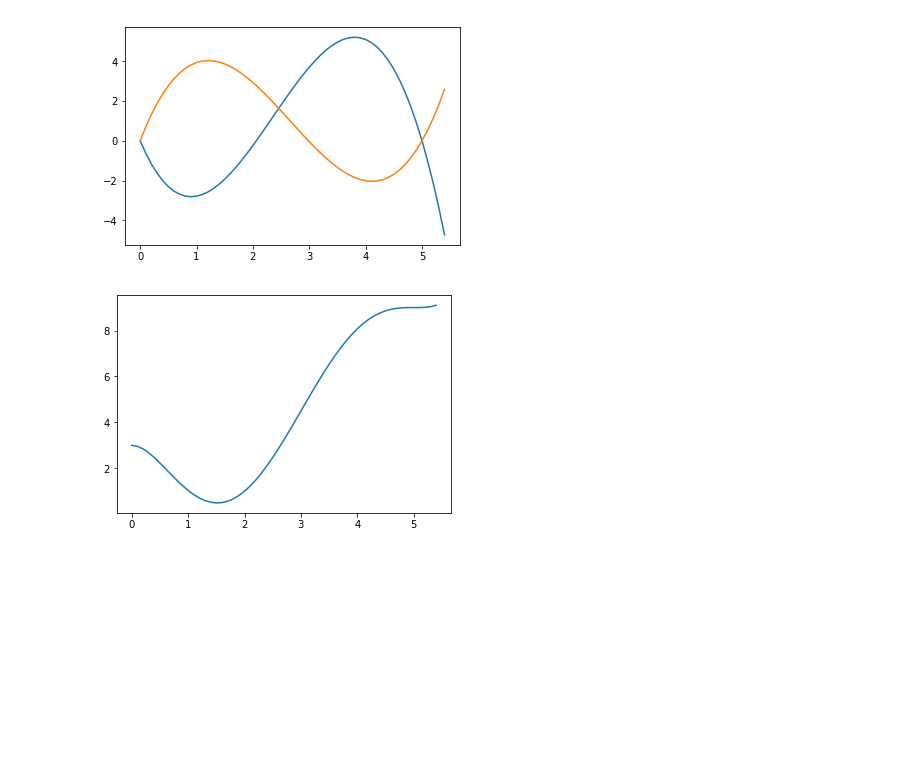
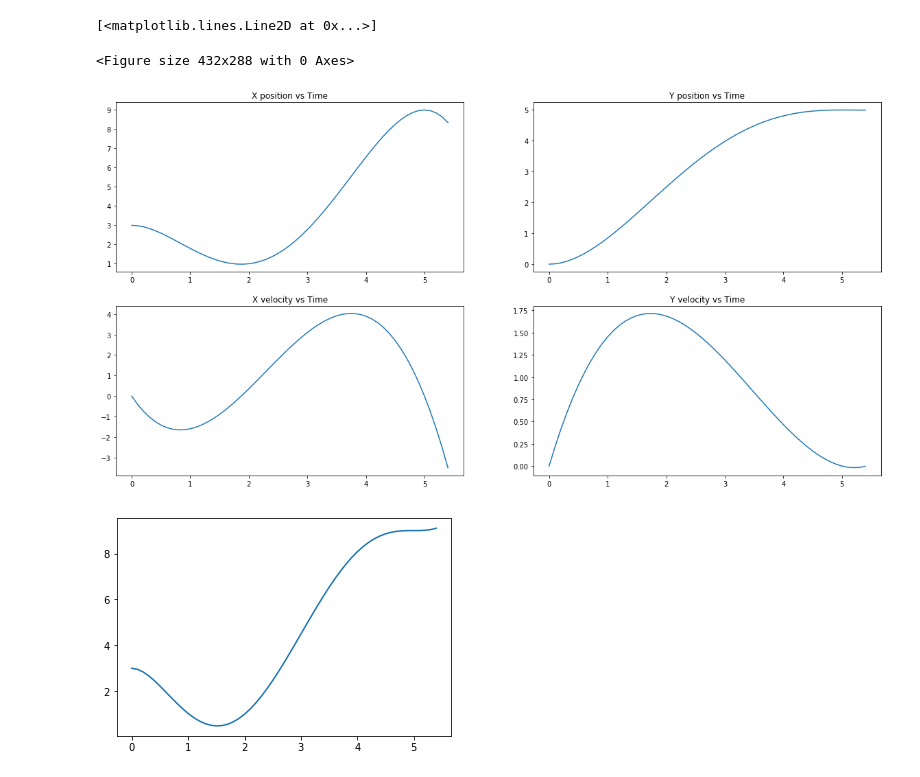
Before and after one commit to BonJovi1/Trajectory-Planning, a Jupyter notebook: a5.ipynb, the cells around one changed output. Drawn from its saved outputs; the diff is of its cells as text; code cells hidden in the pictures; blank space fills up the shorter version.

```diff
--- a/a5.ipynb
+++ b/a5.ipynb
@@ -18,20 +5,13 @@ import matplotlib.pyplot as plt
 # %%
-# Helpers
-def apply_a(a, t_val):
-    degree = len(a) - 1
-    total = 0
-    for i in range(len(a)):
-        temp = a[i] * (t_val**i)
-        total += temp
-    return total
-
 def gen_output_t(a, t):
-    '''
-    Args:
-        t (list) : is a list of the t values to be used
-        a (list) : list of coefficients [a0, a1, a2...an]
-    '''
-    return [apply_a(a, t_val) for t_val in t]
+    final = []
+    for t_val in t:
+        total = 0
+        for i in range(len(a)):
+            temp = a[i] * (t_val**i)
+            total += temp
+        final.append(total)
+    return final
 
 def differentiate_a(a):
     a_new = [a[i] * i for i in range(len(a))]
@@ -96,8 +62,3 @@ diff_ax = differentiate_a(ax)
 diff_ay = differentiate_a(ay)
 x_vel = gen_output_t(diff_ax, time)
 y_vel = gen_output_t(diff_ay, time)
-plt.plot(time, x_vel) # x velocity vs time
-plt.plot(time, y_vel) # y velocity vs time
-plt.show()
-# %% [output]
-[figure, removed]
@@ -106,3 +65,26 @@ plt.show()
+# %%
+plt.figure()
+figure(figsize=(20, 10))
+
+plt.subplot(221)
+plt.title("X position vs Time")
+plt.plot(time, x)
+
+plt.subplot(222)
+plt.title("Y position vs Time")
+plt.plot(time, y)
+
+plt.subplot(223)
+plt.title("X velocity vs Time")
+plt.plot(time, x_vel)
+
+plt.subplot(224)
+plt.title("Y velocity vs Time")
+plt.plot(time, y_vel) # y velocity vs time
+# %% [output]
+[<matplotlib.lines.Line2D at 0x...>]
+<Figure size 432x288 with 0 Axes>
+[figure, added]
 # %%
 def nCr(n, r):
     return (fact(n) / (fact(r)  * fact(n - r)))
```
Also changed, not shown: parts of 9 cells of this notebook.
